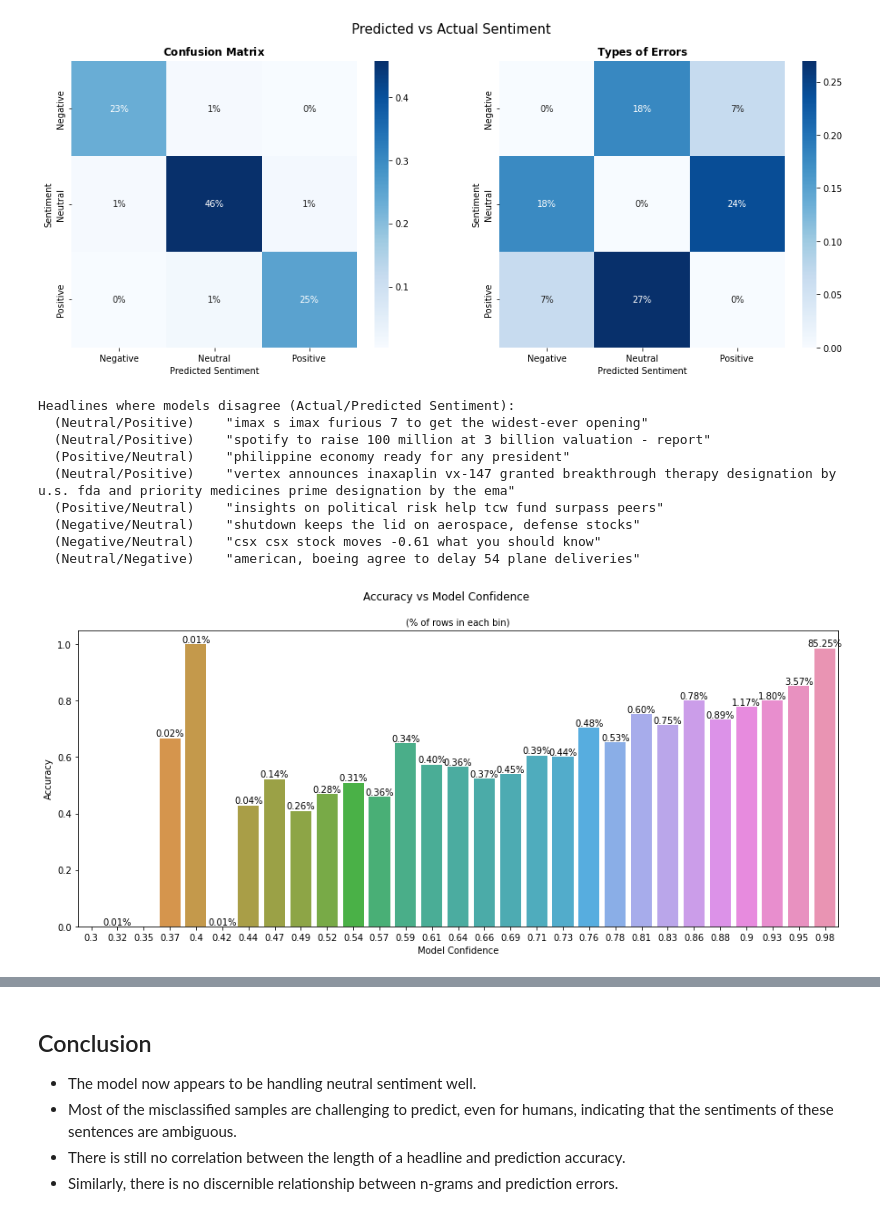
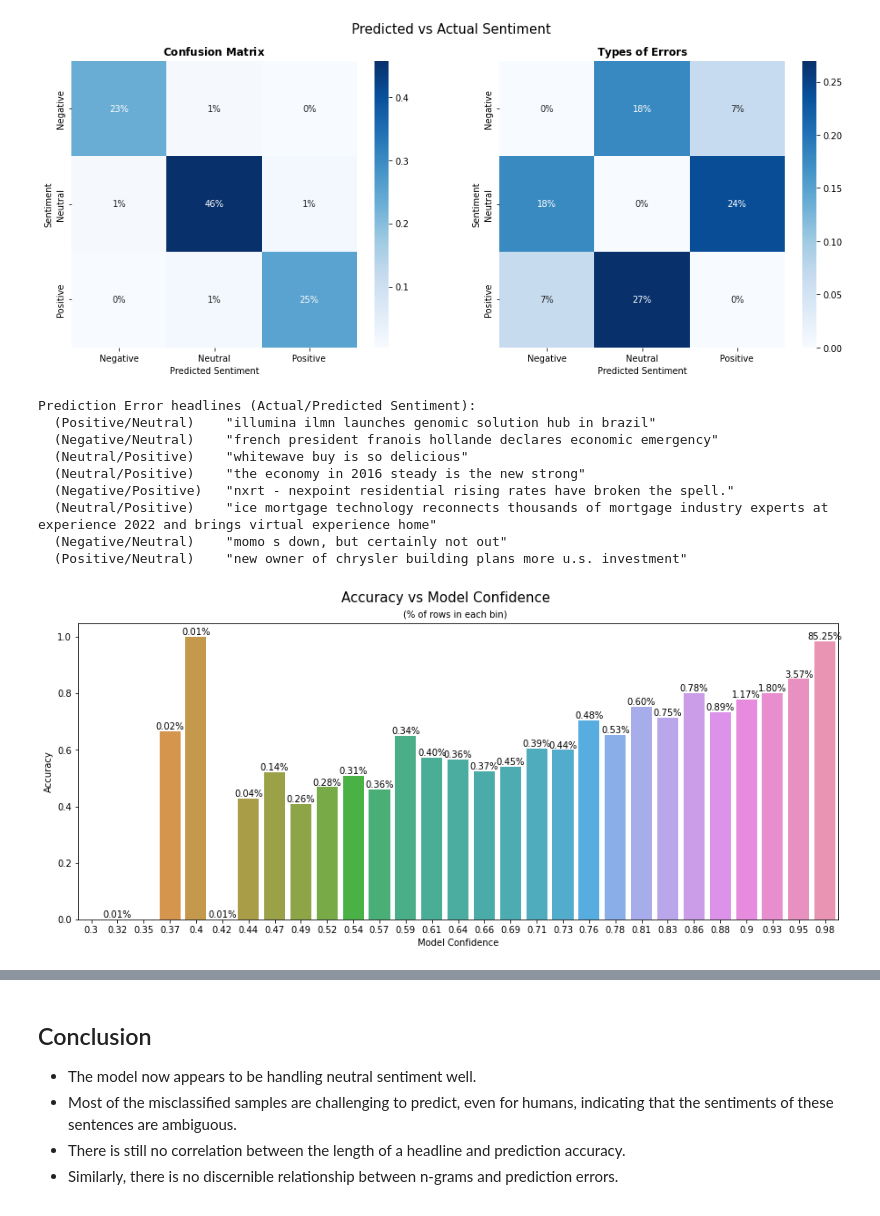
Before and after one commit to hakonmh/distilnews, a Jupyter notebook: src/sentiment-notebooks/distilbert_error_analysis.ipynb, the cells around one changed output, grey strips where cells are left out. Drawn from its saved outputs; the diff is of its cells as text; code cells hidden in the pictures.

```diff
--- a/src/sentiment-notebooks/distilbert_error_analysis.ipynb
+++ b/src/sentiment-notebooks/distilbert_error_analysis.ipynb
@@ -184,19 +184,19 @@ plt.show()
 [figure]
 # %%
 disagree_df = test_df[test_df['Sentiment'] != test_df['Predicted Sentiment']].sample(8)
-print('\033[1m' + 'Headlines where models disagree (Actual/Predicted Sentiment):' + '\033[0m')
+print('\033[1m' + 'Prediction Error headlines (Actual/Predicted Sentiment):' + '\033[0m')
 for row in disagree_df.values.tolist():
     print(f'  ({row[1]}/{row[2]})\t"{row[0]}"')
 # %% [output]
-Headlines where models disagree (Actual/Predicted Sentiment):
-  (Neutral/Positive)    "imax s imax furious 7 to get the widest-ever opening"
-  (Neutral/Positive)    "spotify to raise 100 million at 3 billion valuation - report"
-  (Positive/Neutral)    "philippine economy ready for any president"
-  (Neutral/Positive)    "vertex announces inaxaplin vx-147 granted breakthrough therapy designation by u.s. fda and priority medicines prime designation by the ema"
-  (Positive/Neutral)    "insights on political risk help tcw fund surpass peers"
-  (Negative/Neutral)    "shutdown keeps the lid on aerospace, defense stocks"
-  (Negative/Neutral)    "csx csx stock moves -0.61 what you should know"
-  (Neutral/Negative)    "american, boeing agree to delay 54 plane deliveries"
+Prediction Error headlines (Actual/Predicted Sentiment):
+  (Positive/Neutral)    "illumina ilmn launches genomic solution hub in brazil"
+  (Negative/Neutral)    "french president franois hollande declares economic emergency"
+  (Neutral/Positive)    "whitewave buy is so delicious"
+  (Neutral/Positive)    "the economy in 2016 steady is the new strong"
+  (Negative/Positive)   "nxrt - nexpoint residential rising rates have broken the spell."
+  (Neutral/Positive)    "ice mortgage technology reconnects thousands of mortgage industry experts at experience 2022 and brings virtual experience home"
+  (Negative/Neutral)    "momo s down, but certainly not out"
+  (Positive/Neutral)    "new owner of chrysler building plans more u.s. investment"
 # %%
 probs = torch.softmax(output, dim=1).numpy()
 confidence = np.max(probs, axis=1)
@@ -207,36 +207,36 @@ correct_preds = np.where(np.argmax(probs, axis=1) == target_labels, 1, 0)
 confidence_intervals = np.linspace(0.3, 1, 30)
 accuracy = []
 row_percentage = []
 for i in range(len(confidence_intervals) - 1):
     mask = (confidence >= confidence_intervals[i]) & (confidence < confidence_intervals[i + 1])
     if np.sum(mask) > 0:
         accuracy.append(np.mean(correct_preds[mask]))
         row_percentage.append(np.sum(mask) / len(confidence) * 100)
     else:
         accuracy.append(np.nan)
         row_percentage.append(0)
 
 # Plot error rate vs. model confidence
 plt.figure(figsize=(15, 6))
 ax = sns.barplot(x=np.round(confidence_intervals[:-1], 2), y=accuracy)
 
 # Annotate bars with the percentage of rows in each bin
 for i, p in enumerate(ax.patches):
     ax.annotate(
         f"{row_percentage[i]:.2f}%",
         (p.get_x() + p.get_width() / 2, p.get_height()),
         ha="center",
         va="bottom",
         fontsize=10,
     )
 
 plt.xlabel("Model Confidence")
 plt.ylabel("Accuracy")
-plt.suptitle("Accuracy vs Model Confidence")
-plt.title("(% of rows in each bin)", fontsize=10)
+plt.suptitle("Accuracy vs Model Confidence", fontsize=15, y=0.96)
+plt.title("(% of rows in each bin)  ", fontsize=10)
 plt.show()
 # %% [output]
-[figure, old version]
+[figure, new version]
 # %%
 probs = torch.softmax(output, dim=1).numpy()
 confidence = np.max(probs, axis=1)
```
Also changed, not shown: parts of 5 cells of this notebook.
